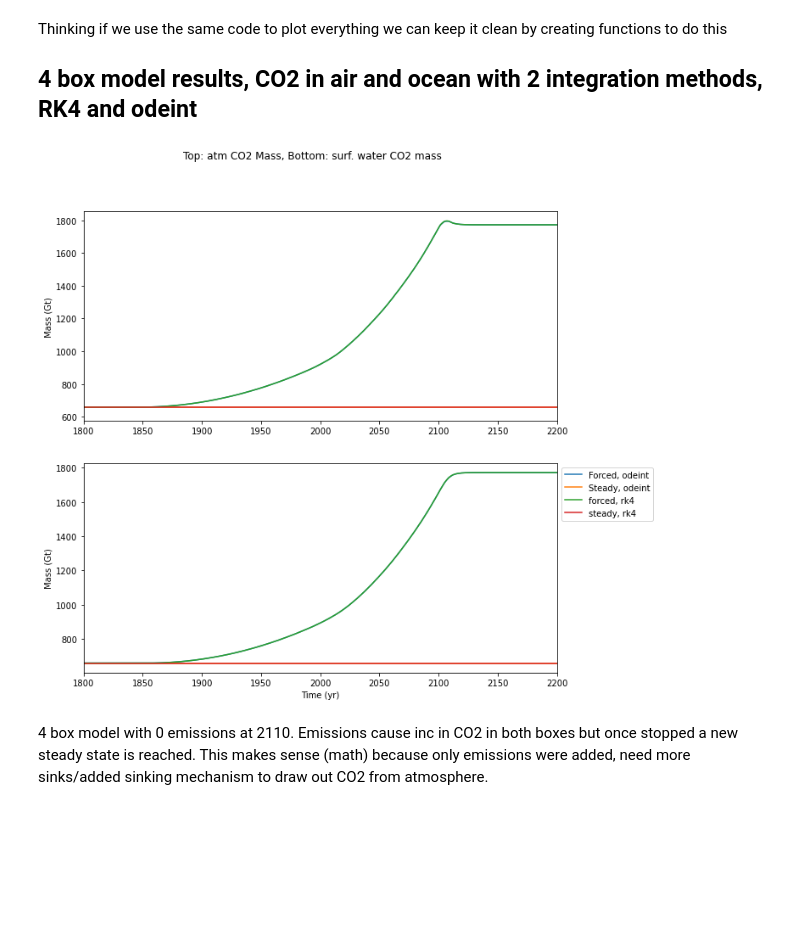
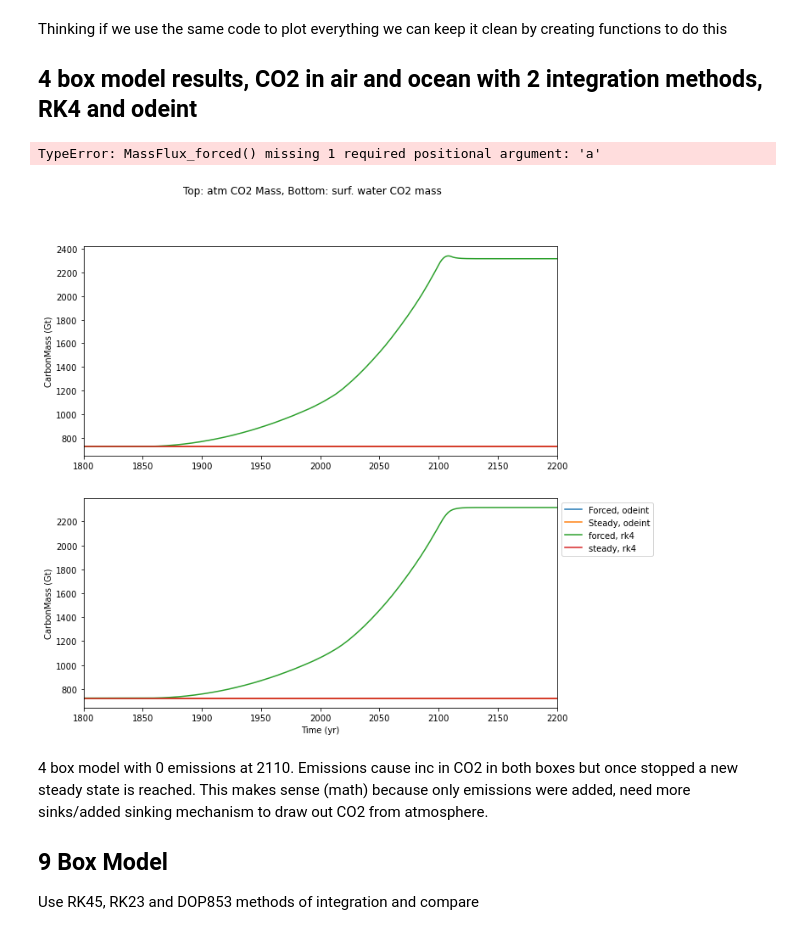
Before and after one commit to cmparr/EOSC453, a Jupyter notebook: Assignment1.ipynb, the cells around one changed output. Saved outputs shown, nothing was run; the diff lists cells and outputs as text; code cells hidden in the pictures; blank space fills up the shorter version.

Commit message:
updated assingment 1, functions files and initialize values

```diff
--- a/Assignment1.ipynb
+++ b/Assignment1.ipynb
@@ -19,33 +23,38 @@ Thinking if we use the same code to plot everything we can keep it clean by crea
 ## 4 box model results, CO2 in air and ocean with 2 integration methods, RK4 and odeint
 # %%
 ## Solveing the coupled ODEs with and without forcing, with RK4 method and ODEint
-Mforced = sci.odeint(MassFlux_forced, M0_4, t, tfirst=True) ## t first bc Mass flux function needs t first for rk4 func.
-Msteady = sci.odeint(MassFlux_steady, M0_4, t, tfirst=True)
+Mforced = sci.odeint(MassFlux_forced, M0_4, t) ## t first bc Mass flux function needs t first for rk4 func.
+Msteady = sci.odeint(MassFlux_steady, M0_4, t)
 # RK4
 [trk, Mrk] = rk4(MassFlux_forced, t_start, t_end, M0_4, 1000)
 [trkss, Mrkss] = rk4(MassFlux_steady, t_start, t_end, M0_4, 1000)
 Mrk_real = np.real(Mrk) ## Take the real values only (I doubt there)
 Mrkss_real = np.real(Mrkss) ## Take the real values only (I doubt there)
 # %% [output]
-[figure, removed]
+TypeError: MassFlux_forced() missing 1 required positional argument: 'a'
 # %%
 ## PLOTTING
 plt.figure(figsize = [10, 10])
 plt.suptitle('Top: atm CO2 Mass, Bottom: surf. water CO2 mass')
 
 for i in range(1, 3):
     box_num = i-1
     plt.subplot(2,1,i)
     plt.plot(t, Mforced[:, box_num], label = 'Forced, odeint')
     plt.plot(t, Msteady[:, box_num], label = 'Steady, odeint')
     plt.plot(trk, Mrk_real[:, box_num], label = 'forced, rk4')
     plt.plot(trk, Mrkss_real[:, box_num], label = 'steady, rk4')
-    plt.ylabel("Mass (Gt)")
+    plt.ylabel("CarbonMass (Gt)")
     plt.xlim([1800, t[-1]])
     #plt.ylim([0,1500])
 
 plt.xlabel('Time (yr)')
 plt.legend(bbox_to_anchor=(1,1), loc="upper left")
 plt.show()
+# %% [output]
+[figure, added]
 # %% [markdown]
 4 box model with 0 emissions at 2110. Emissions cause inc in CO2 in both boxes but once stopped a new steady state is reached. This makes sense (math) because only emissions were added, need more sinks/added sinking mechanism to draw out CO2 from atmosphere.
+
+## 9 Box Model
+Use RK45, RK23 and DOP853 methods of integration and compare
```
Also changed, not shown: parts of 7 cells of this notebook, 2 other files.
